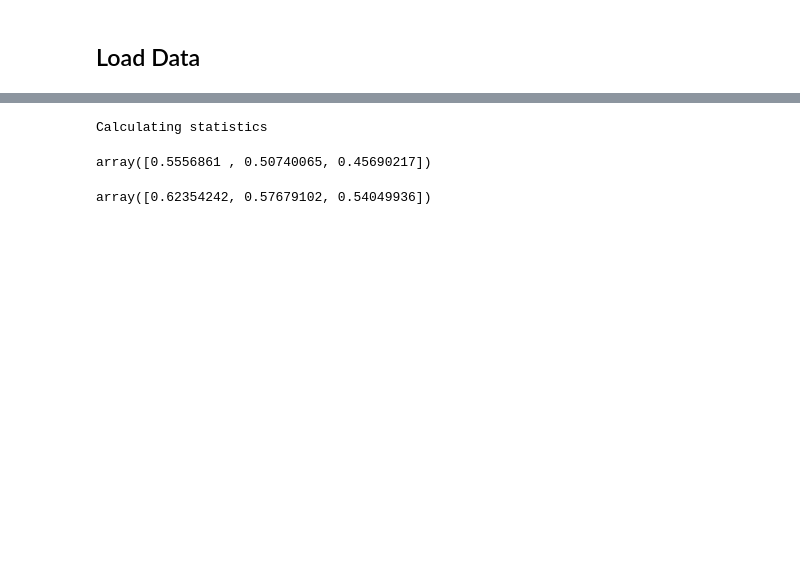
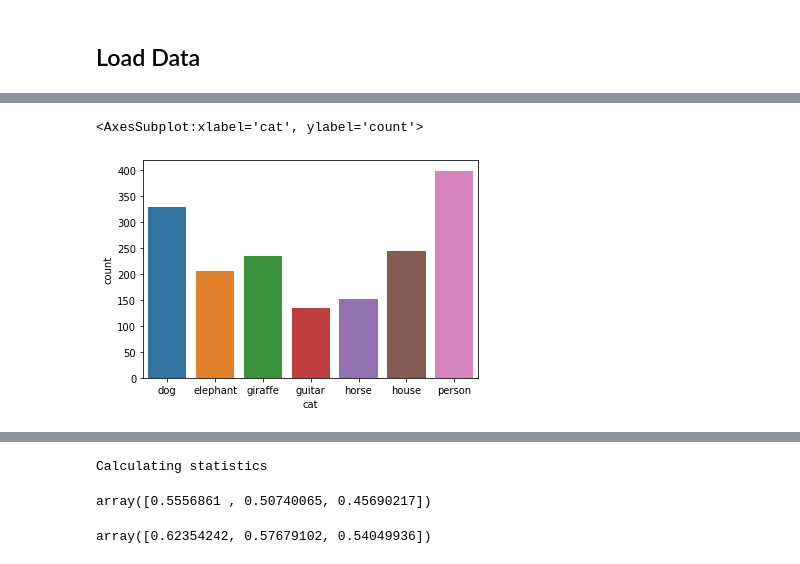
Before and after one commit to jaepil-choi/programmers_ml, a Jupyter notebook: eda.ipynb, the cells around one changed output, grey strips where cells are left out. Saved outputs shown, nothing was run; the diff lists cells and outputs as text; code cells hidden in the pictures; blank space fills up the shorter version.

```diff
--- a/eda.ipynb
+++ b/eda.ipynb
@@ -217,4 +251,9 @@ train_df
 1698 rows × 3 columns
+# %%
+sns.countplot(train_df.cat)
+# %% [output]
+<AxesSubplot:xlabel='cat', ylabel='count'>
+[figure, added]
 # %%
 train_df.to_pickle(processed_path / "train_df.pkl")
 # %%
```
Also changed, not shown: parts of 67 cells of this notebook, 1 other file.
